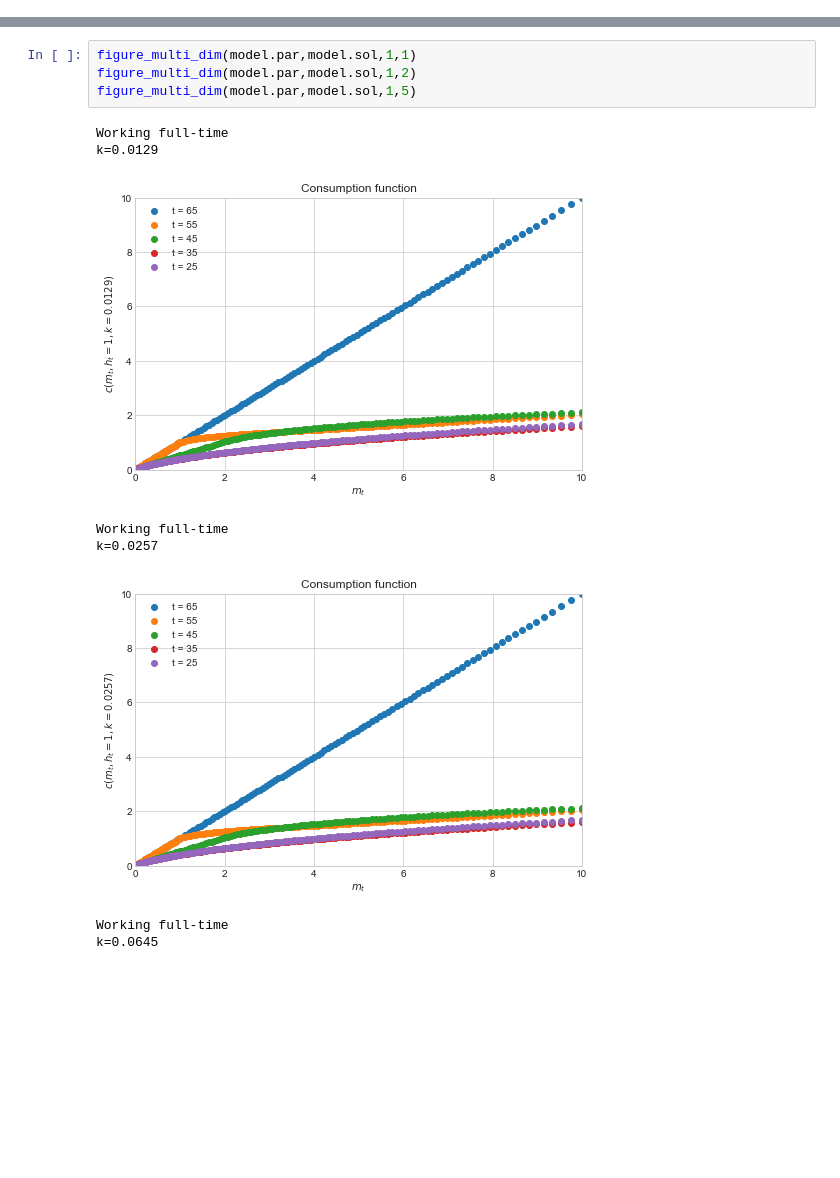
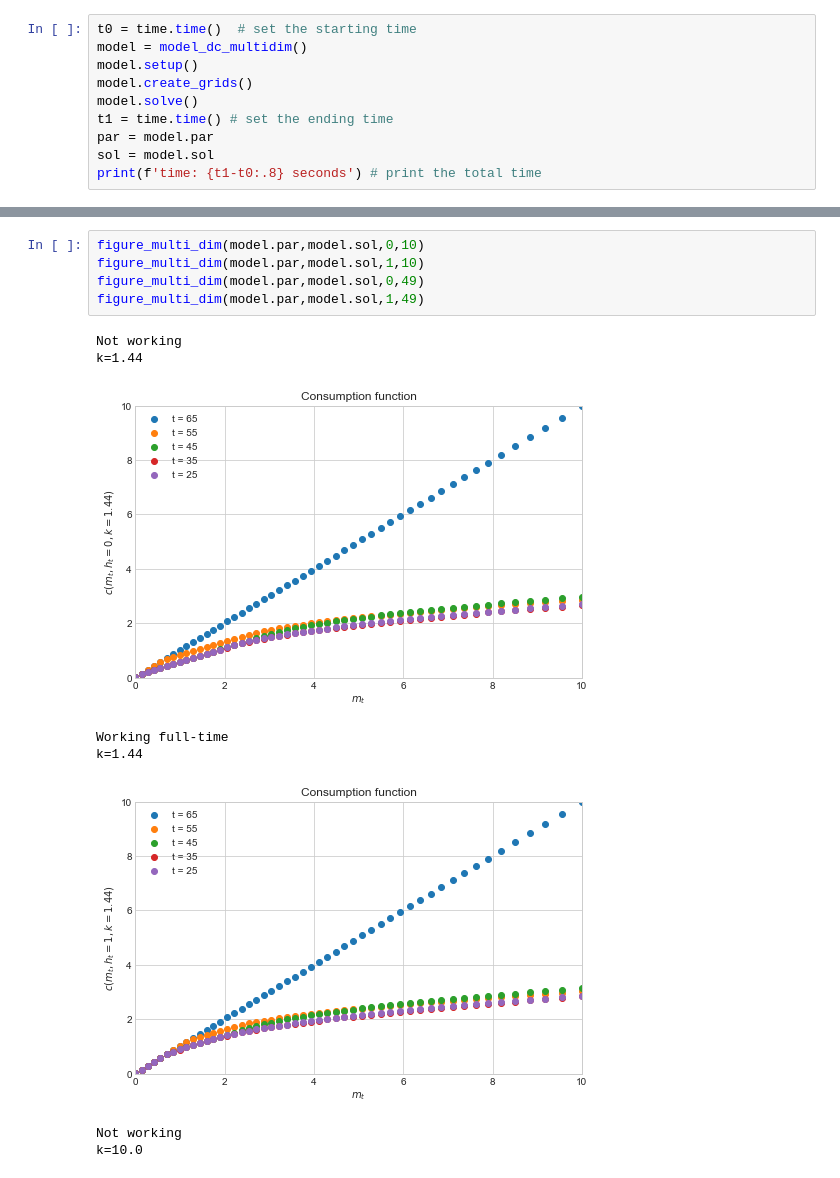
Before and after one commit to HaraldGrevsen/DynamicprogrammingTermpaper, a Jupyter notebook: Harald/TESTER 2.ipynb, the cells around one changed output, grey strips where cells are left out. Saved outputs shown, nothing was run; the diff lists cells and outputs as text; blank space fills up the shorter version.

```diff
--- a/Harald/TESTER 2.ipynb
+++ b/Harald/TESTER 2.ipynb
@@ -0,0 +14,10 @@
+# %%
+t0 = time.time()  # set the starting time
+model = model_dc_multidim()
+model.setup()
+model.create_grids()
+model.solve()
+t1 = time.time() # set the ending time
+par = model.par
+sol = model.sol
+print(f'time: {t1-t0:.8} seconds') # print the total time
@@ -49,13 +54,14 @@ time: 192.67873 seconds
 # %%
-figure_multi_dim(model.par,model.sol,1,1)
-figure_multi_dim(model.par,model.sol,1,2)
-figure_multi_dim(model.par,model.sol,1,5)
+figure_multi_dim(model.par,model.sol,0,10)
+figure_multi_dim(model.par,model.sol,1,10)
+figure_multi_dim(model.par,model.sol,0,49)
+figure_multi_dim(model.par,model.sol,1,49)
 # %% [output]
-Working full-time
-k=0.0129
+Not working
+k=1.44
-[figure, old version]
+[figure, new version]
 Working full-time
-k=0.0257
+k=1.44
-[figure, old version]
+[figure, new version]
-Working full-time
-k=0.0645
+Not working
+k=10.0
```
Also changed, not shown: parts of 13 cells of this notebook, 2 other files.
